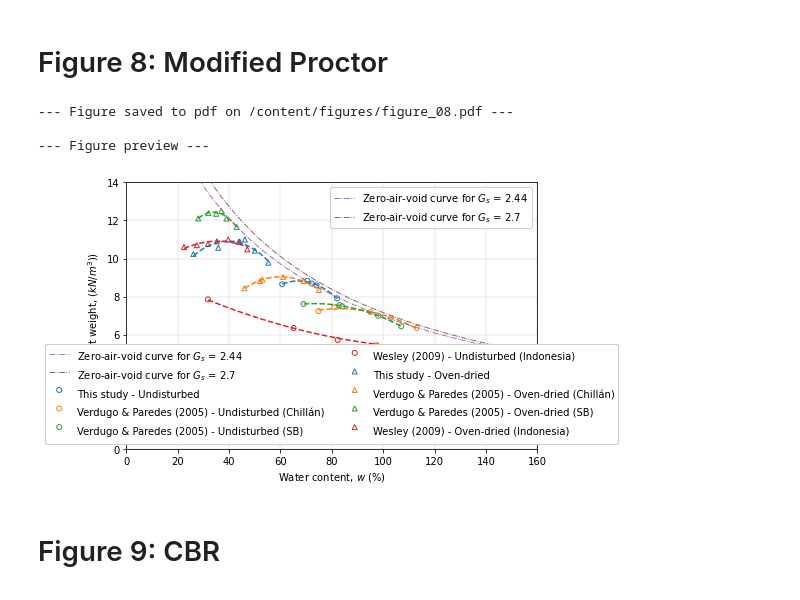
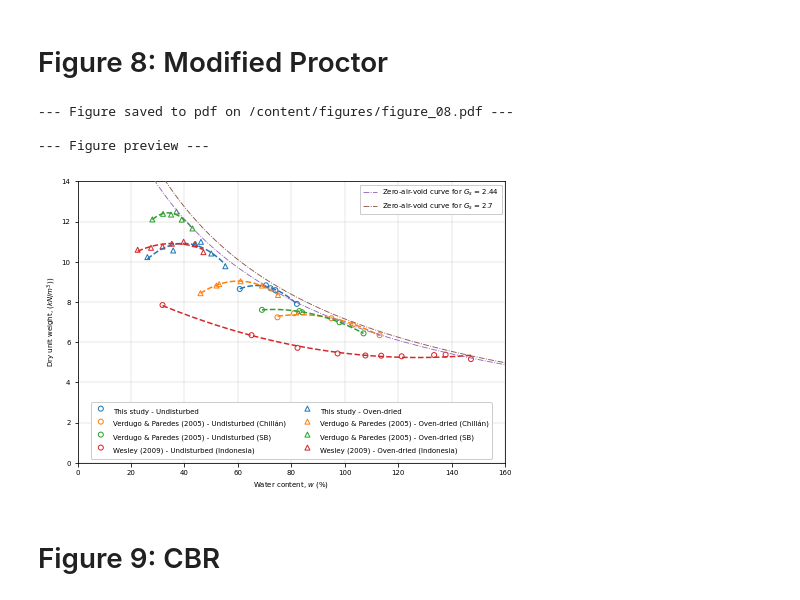
Before and after one commit to plapenamanero/trumao_2021, a Jupyter notebook: data_analysis.ipynb, the cells around one changed output. Cells and saved outputs as stored; diff of their text form; code cells hidden in the pictures.

```diff
--- a/data_analysis.ipynb
+++ b/data_analysis.ipynb
@@ -666,7 +702,7 @@ fig.show()
 # figure configuration
 figure_name = 'figure_08.pdf'
 figure_path = os.path.join(save_path, figure_name)
-fig, ax = plt.subplots(figsize=large_fig)
+fig_8, ax_8 = plt.subplots(figsize=large_fig)
 
 # gets Modified Proctor data from file
 proctor_data = pd.read_excel(data, 'Proctor')
@@ -681,17 +717,17 @@ def add_saturation_line(g_s, max_w, max_gamma_d, order = 500):
     gamma_s = g_s * 10
     w = np.linspace(0, max_w, 100)
     gamma_d = gamma_s / (1 + (gamma_s * (w / 100))/(gamma_w))
-    saturation_plot = ax.plot(w, gamma_d, 'k',
-                              zorder = order,
-                              label='Saturation line for $G_s$ = {}'.format(g_s))
+    saturation_plot = ax_8.plot(w, gamma_d, 'k',
+                                zorder = order,
+                                label='Saturation line for $G_s$ = {}'.format(g_s))
 
-    saturation = ax.legend(loc='upper right',
+    saturation = ax_8.legend(loc='upper right',
                              shadow=False,
                              fontsize='medium',
                              handles=saturation_plot)
 
     saturation.get_frame().set_alpha(None)
-    ax.add_artist(saturation).set_zorder(order)
+    ax_8.add_artist(saturation).set_zorder(order)
 
 def add_multiple_saturation_lines(g_s_list, max_w, max_gamma_d, colors, order = 500):
     '''Adds multiple saturation lines (Sr = 1) for a given list of g_s to axis.'''
@@ -708,22 +744,20 @@ def add_multiple_saturation_lines(g_s_list, max_w, max_gamma_d, colors, order =
         if len(colors) < 1:
             colors = list(mcolors.TABLEAU_COLORS)
 
-        plot, = ax.plot(w, gamma_d, '-.', color = colors.pop(0),
-                        linewidth = 0.9,
-                        zorder = order,
-                        label='Zero-air-void curve for $G_s$ = {}'.format(g_s_list[i]))
+        plot, = ax_8.plot(w, gamma_d, '-.', color = colors.pop(0),
+                          linewidth = 0.9,
+                          zorder = order,
+                          label='Zero-air-void curve for $G_s$ = {}'.format(g_s_list[i]))
 
         saturation_plot_list.append(plot)
 
-    saturation = ax.legend(loc='upper right',
-                            shadow=False,
-                            fontsize='medium',
-                            handles=saturation_plot_list)
+    saturation = ax_8.legend(loc='upper right',
+                              shadow=False,
+                              handles=saturation_plot_list)
 
     saturation.get_frame().set_alpha(None)
 
-    ax.add_artist(saturation).set_zorder(order)
-
+    ax_8.add_artist(saturation).set_zorder(order)
 
 def plot_proctor(w, gamma_d, marker, color, label, order=400):
     '''Plots proctor test.'''
@@ -732,17 +766,18 @@ def plot_proctor(w, gamma_d, marker, color, label, order=400):
     label = label.replace('Oven Dried', 'Oven-dried')
     label = label.replace('Oven dried', 'Oven-dried')
     label = label.replace(' y ', ' & ')
-    ax.scatter(w, gamma_d,
-               marker=marker,
-               facecolors='none',
-               edgecolors=color,
-               zorder=order-100,
-               label=label,
-               s=25)
+    ax_8.scatter(w, gamma_d,
+                 marker=marker,
+                 facecolors='none',
+                 edgecolors=color,
+                 zorder=order-100,
+                 label=label,
+                 s=25)
+
     model = np.poly1d(np.polyfit(w, gamma_d, 2))
     x_model = np.linspace(min(w), max(w), 100)
     y_model = model(x_model)
-    plt.plot(x_model, y_model, '--', color=color, zorder=order)
+    ax_8.plot(x_model, y_model, '--', color=color, zorder=order)
 
 # configure g_s and axis limits
 g_s = 2.7
@@ -762,49 +797,50 @@ for i, test in enumerate(unaltered_proctor_list):
     plot_proctor(w, gamma_d, 'o', color, test)
 
 # plots oven dried tests
 color_list = list(mcolors.TABLEAU_COLORS)
 for i, test in enumerate(altered_proctor_list):
     gamma_d = proctor_data[proctor_data['study'] == test]['gamma_d']
     w = proctor_data[proctor_data['study'] == test]['w']
     if len(color_list) > 0:
         color = color_list.pop(0)
     else:
         color_list = list(mcolors.TABLEAU_COLORS)
         color = color_list.pop(0)
     plot_proctor(w, gamma_d, '^', color, test)
 
+# add legend
+legend = ax_8.legend(ncol=2,
+                     handleheight=2.4,
+                     labelspacing=0.05,
+                     loc='lower center')
+legend.get_frame().set_alpha(None)
+ax_8.add_artist(legend).set_zorder(500)
+
 # adds saturation line(s)
-#add_saturation_line(g_s, max_w, max_gamma_d)
+# add_saturation_line(g_s, max_w, max_gamma_d)
 add_multiple_saturation_lines([2.44, g_s], max_w, max_gamma_d, colors = color_list)
 
-# add legend
-legend = plt.legend(fontsize='medium',
-                    ncol=2,handleheight=2.4,
-                    labelspacing=0.05,
-                    loc='lower center')
-legend.get_frame().set_alpha(None)
-ax.add_artist(legend).set_zorder(500)
+# configures figure aspect
+ax_8.grid(linewidth=0.3)
+ax_8.set(xlim=[0, max_w],
+         ylim=[0, max_gamma_d],
+         xlabel=r'Water content, $w$ (%)',
+         ylabel=r'Dry unit weight, $(kN/m^3))$')
 
-# configures figure aspect
-ax.grid(linewidth=0.3)
-plt.xlim([0, max_w])
-plt.ylim([0, max_gamma_d])
-plt.xlabel(r'Water content, $w$ (%)')
-plt.ylabel(r'Dry unit weight, $(kN/m^3))$')
 plt.tight_layout(pad=1.08, h_pad=None, w_pad=None, rect=None)
 
 if generate_pdf:
-    fig.savefig(figure_path)
+    fig_8.savefig(figure_path)
     print('\n--- Figure saved to pdf on {} ---'.format(figure_path))
 else:
     print('\n--- PDF saving deactivated ---'.format(figure_path))
 
 print('\n--- Figure preview ---\n')
-fig.show()
+fig_8.show()
 # %% [output]
 --- Figure saved to pdf on /content/figures/figure_08.pdf ---
 
 --- Figure preview ---
-[figure, old version]
+[figure, new version]
 # %% [markdown]
 # Figure 9: CBR
```
Also changed, not shown: parts of 18 cells of this notebook.
